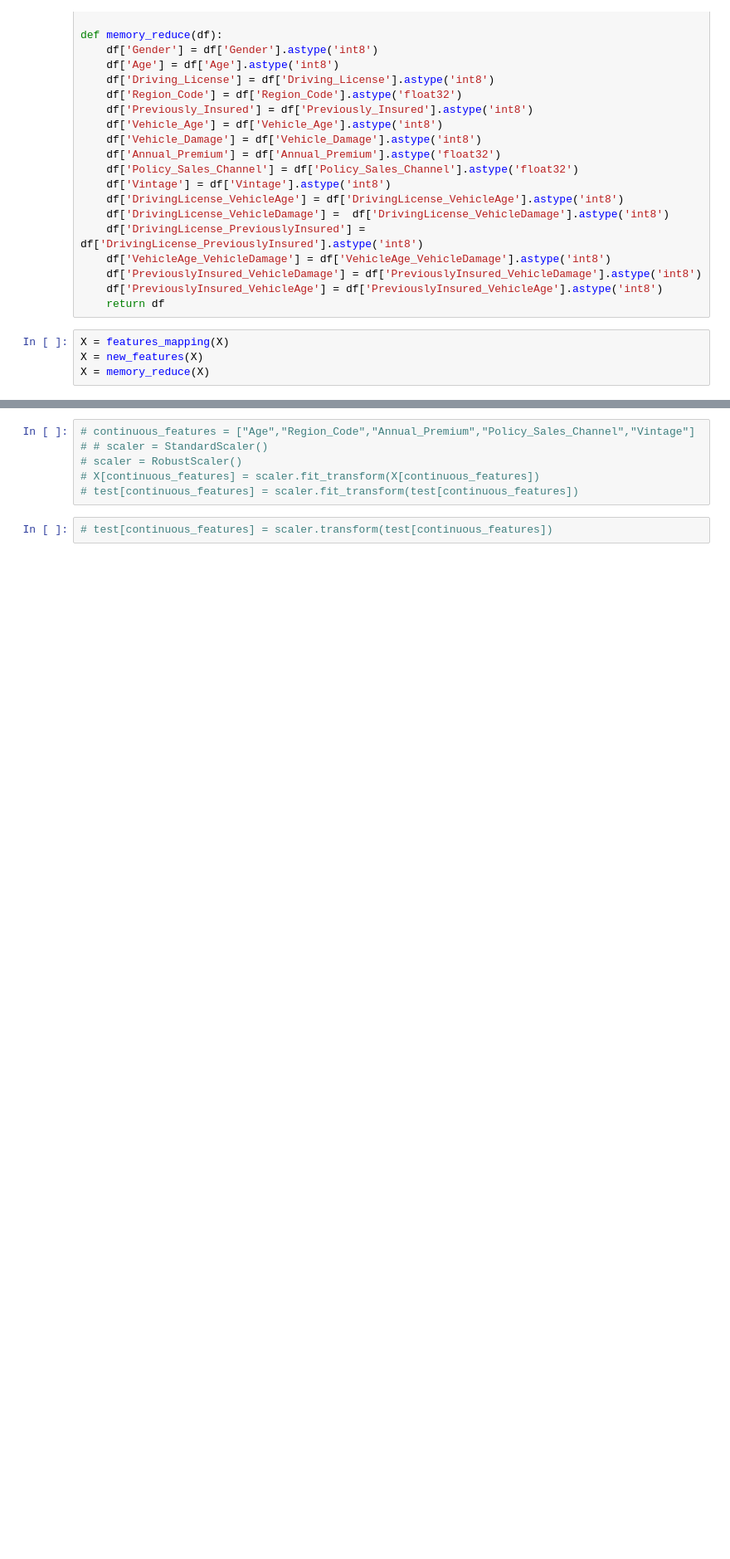
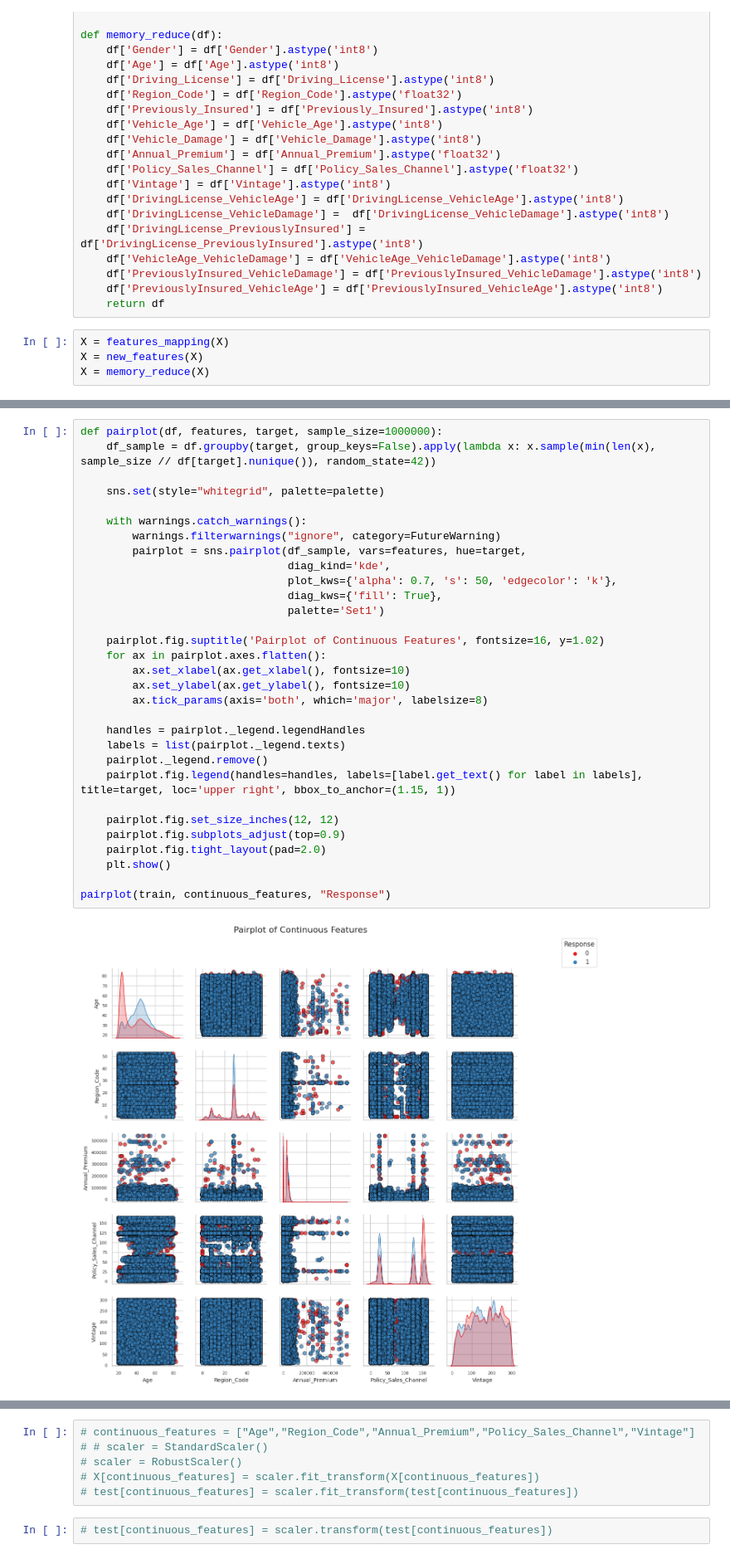
Before and after one commit to baseershah7/Kaggle-Notebooks, a Jupyter notebook: notebook9764b5cd1a.ipynb, the cells around one changed output, grey strips where cells are left out. Shown at 83% size. Saved outputs shown, nothing was run; the diff lists cells and outputs as text; blank space fills up the shorter version.

```diff
--- a/notebook9764b5cd1a.ipynb
+++ b/notebook9764b5cd1a.ipynb
@@ -338,0 +334,33 @@ test[features_to_scale] = scaler.transform(test[features_to_scale])
+# %%
+def pairplot(df, features, target, sample_size=1000000):
+    df_sample = df.groupby(target, group_keys=False).apply(lambda x: x.sample(min(len(x), sample_size // df[target].nunique()), random_state=42))
+
+    sns.set(style="whitegrid", palette=palette)
+
+    with warnings.catch_warnings():
+        warnings.filterwarnings("ignore", category=FutureWarning)
+        pairplot = sns.pairplot(df_sample, vars=features, hue=target,
+                                diag_kind='kde',
+                                plot_kws={'alpha': 0.7, 's': 50, 'edgecolor': 'k'},
+                                diag_kws={'fill': True},
+                                palette='Set1')
+
+    pairplot.fig.suptitle('Pairplot of Continuous Features', fontsize=16, y=1.02)
+    for ax in pairplot.axes.flatten():
+        ax.set_xlabel(ax.get_xlabel(), fontsize=10)
+        ax.set_ylabel(ax.get_ylabel(), fontsize=10)
+        ax.tick_params(axis='both', which='major', labelsize=8)
+
+    handles = pairplot._legend.legendHandles
+    labels = list(pairplot._legend.texts)
+    pairplot._legend.remove()
+    pairplot.fig.legend(handles=handles, labels=[label.get_text() for label in labels], title=target, loc='upper right', bbox_to_anchor=(1.15, 1))
+
+    pairplot.fig.set_size_inches(12, 12)
+    pairplot.fig.subplots_adjust(top=0.9)
+    pairplot.fig.tight_layout(pad=2.0)
+    plt.show()
+
+pairplot(train, continuous_features, "Response")
+# %% [output]
+[figure, added]
```
Also changed, not shown: parts of 81 cells of this notebook.
